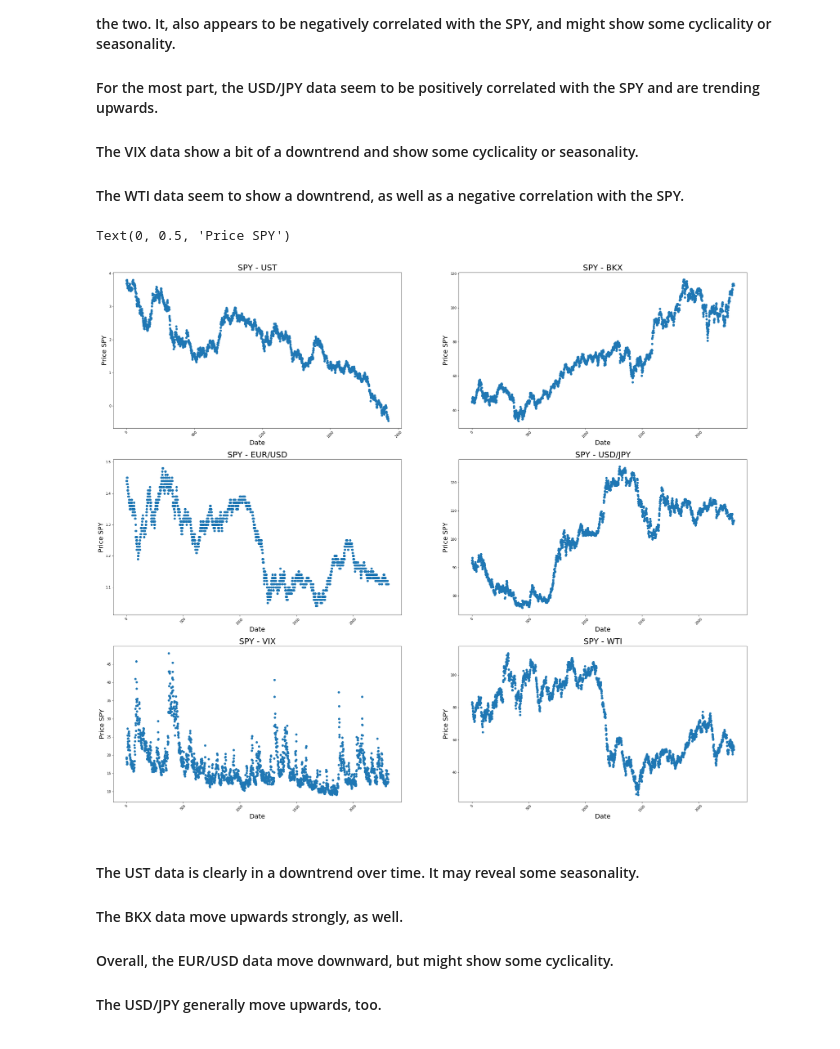
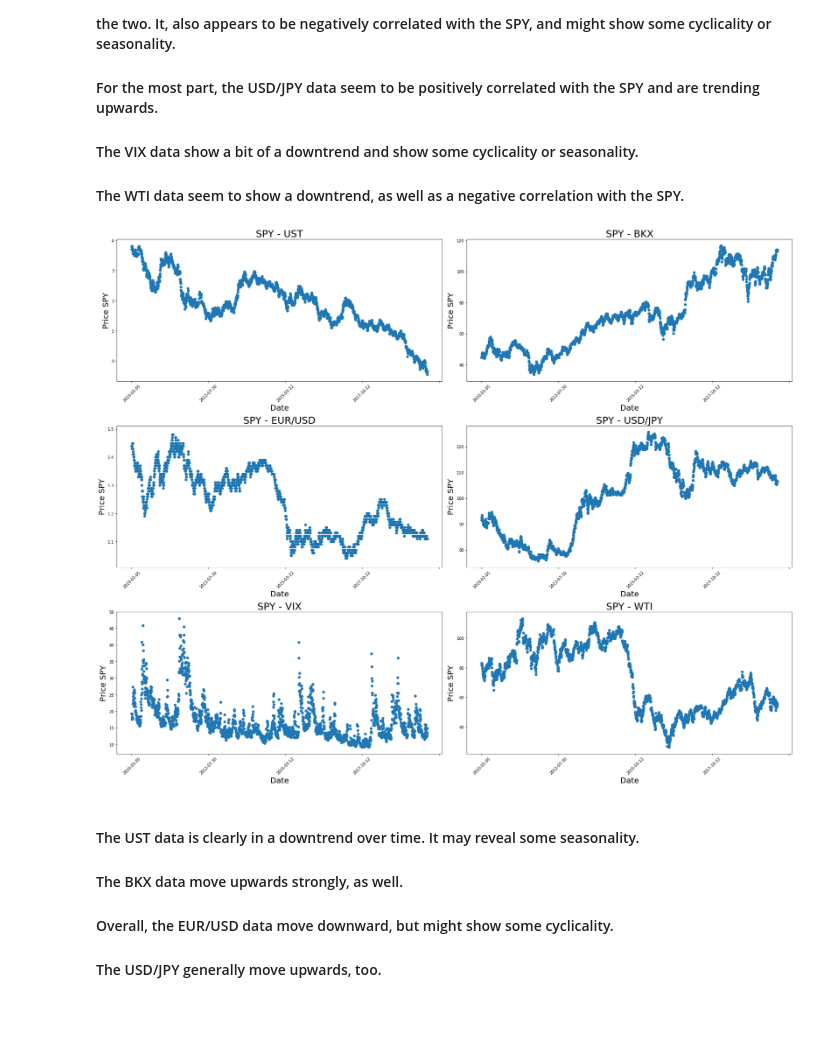
Before and after one commit to justinbosscher/SPY_model, a Jupyter notebook: SPY_model.ipynb, the cells around one changed output. Saved outputs shown, nothing was run; the diff lists cells and outputs as text; code cells hidden in the pictures.

```diff
--- a/SPY_model.ipynb
+++ b/SPY_model.ipynb
@@ -504,7 +505,7 @@ Text(0, 0.5, 'Price WTI')
 #### The WTI data seem to show a downtrend, as well as a negative correlation with the SPY.
 # %%
 # Scatter plots of each feature
-f = plt.figure(figsize=(35,30))
+f = plt.figure(figsize=(25,20))
 
 # UST plot
 ax = f.add_subplot(321)
@@ -521,7 +522,7 @@ plt.scatter(total_df.index, total_df['bkx'])
 plt.title('SPY - BKX', size=25)
 plt.xlabel('Date', size=20)
 plt.xticks(rotation=45)
-ax.xaxis.set_major_locator(plt.MaxNLocator(5))
+ax1.xaxis.set_major_locator(plt.MaxNLocator(5))
 plt.ylabel('Price SPY', size=20)
 
 # EUR/USD plot
@@ -529,39 +530,40 @@ ax2 = f.add_subplot(323)
 plt.scatter(total_df.index, total_df['eur'])
 plt.title('SPY - EUR/USD', size=25)
 plt.xlabel('Date', size=20)
 plt.xticks(rotation=45)
-ax.xaxis.set_major_locator(plt.MaxNLocator(5))
+ax2.xaxis.set_major_locator(plt.MaxNLocator(5))
 plt.ylabel('Price SPY', size=20)
 
 # SD/JPY plot
 ax3 = f.add_subplot(324)
 plt.scatter(total_df.index, total_df['jpy'])
 plt.title('SPY - USD/JPY', size=25)
 plt.xlabel('Date', size=20)
 plt.xticks(rotation=45)
-ax.xaxis.set_major_locator(plt.MaxNLocator(5))
+ax3.xaxis.set_major_locator(plt.MaxNLocator(5))
 plt.ylabel('Price SPY', size=20)
 
 # VIX plot
 ax4 = f.add_subplot(325)
 plt.scatter(total_df.index, total_df['vix'])
 plt.title('SPY - VIX', size=25)
 plt.xlabel('Date', size=20)
 plt.xticks(rotation=45)
-ax.xaxis.set_major_locator(plt.MaxNLocator(5))
+ax4.xaxis.set_major_locator(plt.MaxNLocator(5))
 plt.ylabel('Price SPY', size=20)
 
 # WTI plot
 ax5 = f.add_subplot(326)
 plt.scatter(total_df.index, total_df['wti'])
 plt.title('SPY - WTI', size=25)
 plt.xlabel('Date', size=20)
 plt.xticks(rotation=45)
-ax.xaxis.set_major_locator(plt.MaxNLocator(5))
+ax5.xaxis.set_major_locator(plt.MaxNLocator(5))
 plt.ylabel('Price SPY', size=20)
+
+plt.tight_layout()
 # %% [output]
-Text(0, 0.5, 'Price SPY')
-[figure, old version]
+[figure, new version]
 # %% [markdown]
 #### The UST data is clearly in a downtrend over time. It may reveal some seasonality.
 #### The BKX data move upwards strongly, as well.
```
Also changed, not shown: parts of 39 cells of this notebook, 2 other files.
